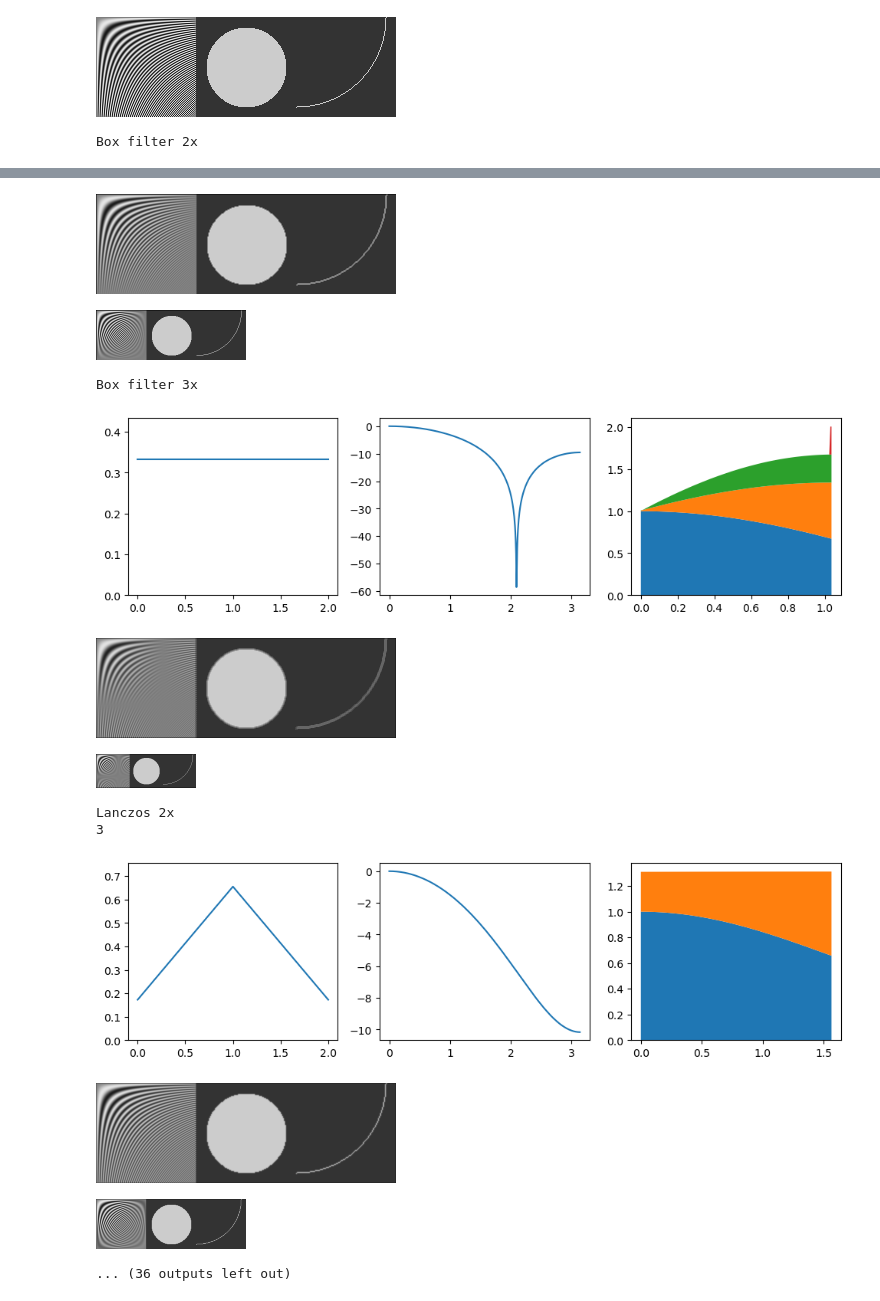
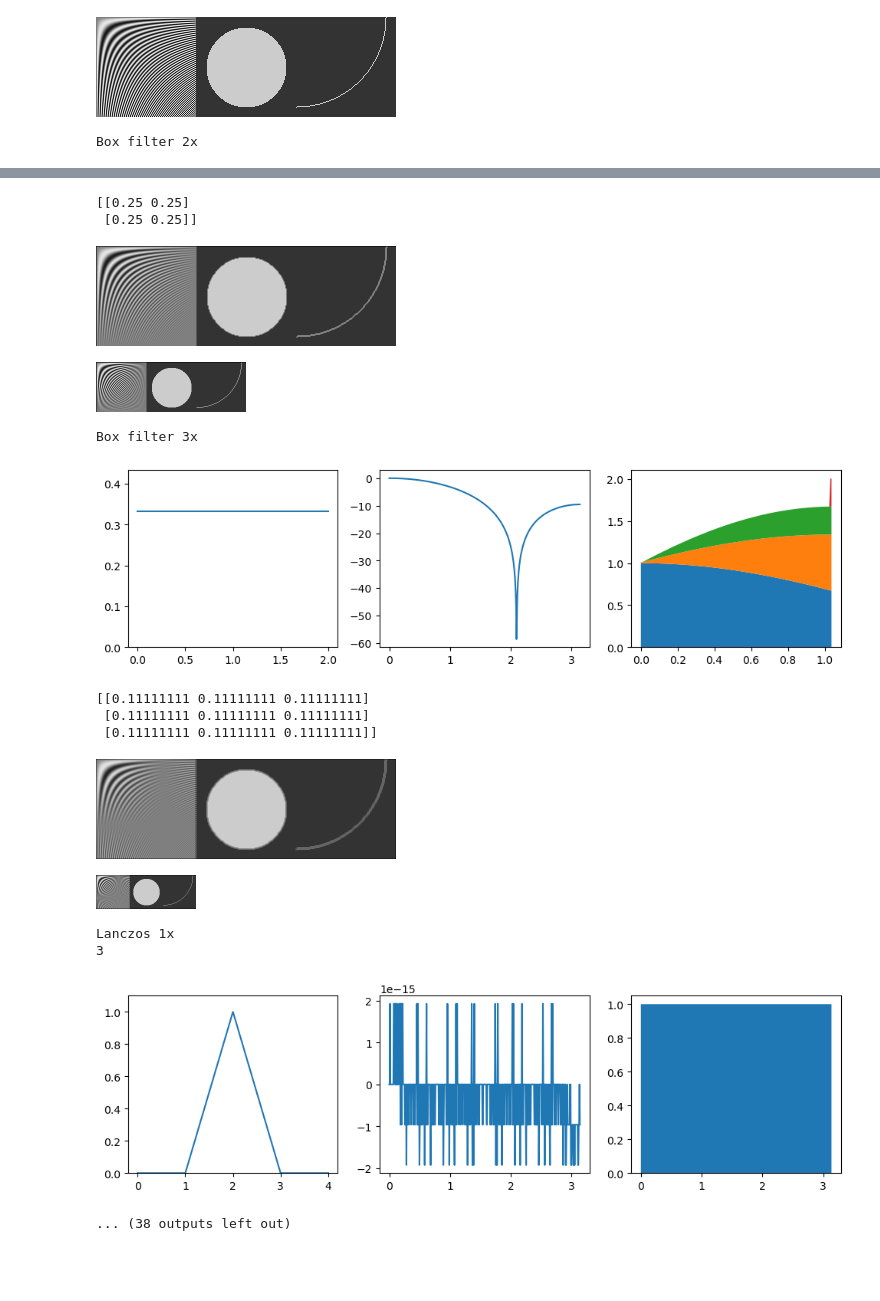
Before and after one commit to Rodrigodd/attractor-wallpaper, a Jupyter notebook: notebooks/freq_response.ipynb, the cells around one changed output, grey strips where cells are left out. Saved outputs shown, nothing was run; the diff lists cells and outputs as text; code cells hidden in the pictures; blank space fills up the shorter version.

Commit message:
fix lanczos equation in python notebook

```diff
--- a/notebooks/freq_response.ipynb
+++ b/notebooks/freq_response.ipynb
@@ -100,50 +101,56 @@ def freq_response_window(window, cutoff):
 # %%
 print('Box filter 2x')
 freq_response_window(np.ones(2), 2)
 
 print('Box filter 3x')
 freq_response_window(np.ones(3), 3)
 
-def lanczos_filter(width, a=3):
-    half_width = width // 2
-    x = np.linspace(-half_width, half_width, width)
-    return np.sinc(x / a) * np.sinc(x / (width / 2))
+def lanczos_filter(a, c):
+    step = 1.0 / c
+
+    x = np.arange(-a + step, a-step*0.5, step)
+    k = a * np.sin(x * np.pi) * np.sin(x * np.pi / a) / (x**2 * np.pi ** 2)
+
+    k[x == 0.0] = 1.0
+
+    return k
+
+print('Lanczos 1x')
+print('3')
+freq_response_window(lanczos_filter(3, 1), 1)
 
 print('Lanczos 2x')
+print('1')
+freq_response_window(lanczos_filter(1, 2), 2)
+print('2')
+freq_response_window(lanczos_filter(2, 2), 2)
 print('3')
 freq_response_window(lanczos_filter(3, 2), 2)
-print('5')
-freq_response_window(lanczos_filter(5, 2), 2)
-print('7')
-freq_response_window(lanczos_filter(7, 2), 2)
-print('9')
-freq_response_window(lanczos_filter(9, 2), 2)
-print('15')
-freq_response_window(lanczos_filter(15, 2), 2)
-print('31')
-freq_response_window(lanczos_filter(31, 2), 2)
+print('4')
+freq_response_window(lanczos_filter(4, 2), 2)
 
 print('Lanczos 3x')
-print('5')
-freq_response_window(lanczos_filter(5, 3), 3)
-print('9')
-freq_response_window(lanczos_filter(9, 3), 3)
-print('15')
-freq_response_window(lanczos_filter(15, 3), 3)
-print('31')
-freq_response_window(lanczos_filter(31, 3), 3)
+print('1')
+freq_response_window(lanczos_filter(1, 3), 3)
+print('2')
+freq_response_window(lanczos_filter(2, 3), 3)
+print('3')
+freq_response_window(lanczos_filter(3, 3), 3)
 # %% [output]
 Box filter 2x
 [figure]
+[[0.25 0.25]
+ [0.25 0.25]]
 [figure]
 [figure]
-Box filter 3x
+Box filter 3x
 [figure]
+[[0.11111111 0.11111111 0.11111111]
+ [0.11111111 0.11111111 0.11111111]
+ [0.11111111 0.11111111 0.11111111]]
 [figure]
 [figure]
-Lanczos 2x
-3
+Lanczos 1x
+3
-[figure, old version]
+[figure, new version]
-[figure, removed]
-[figure, removed]
-... (36 outputs left out)
+... (38 outputs left out)
```
Also changed, not shown: parts of 1 cell of this notebook.
